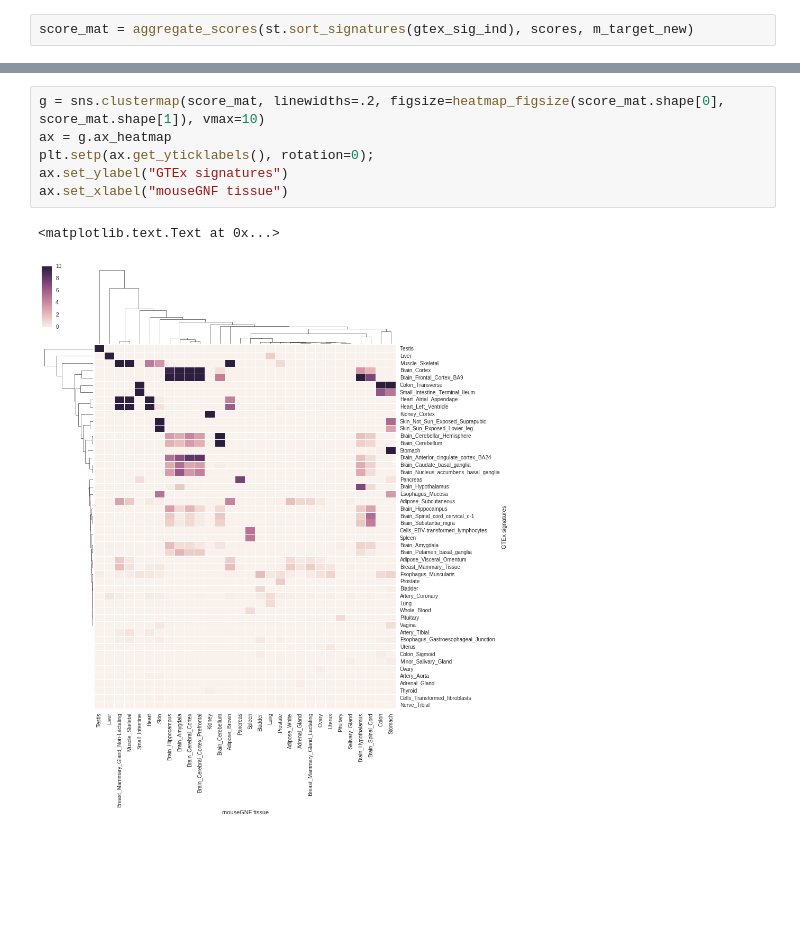
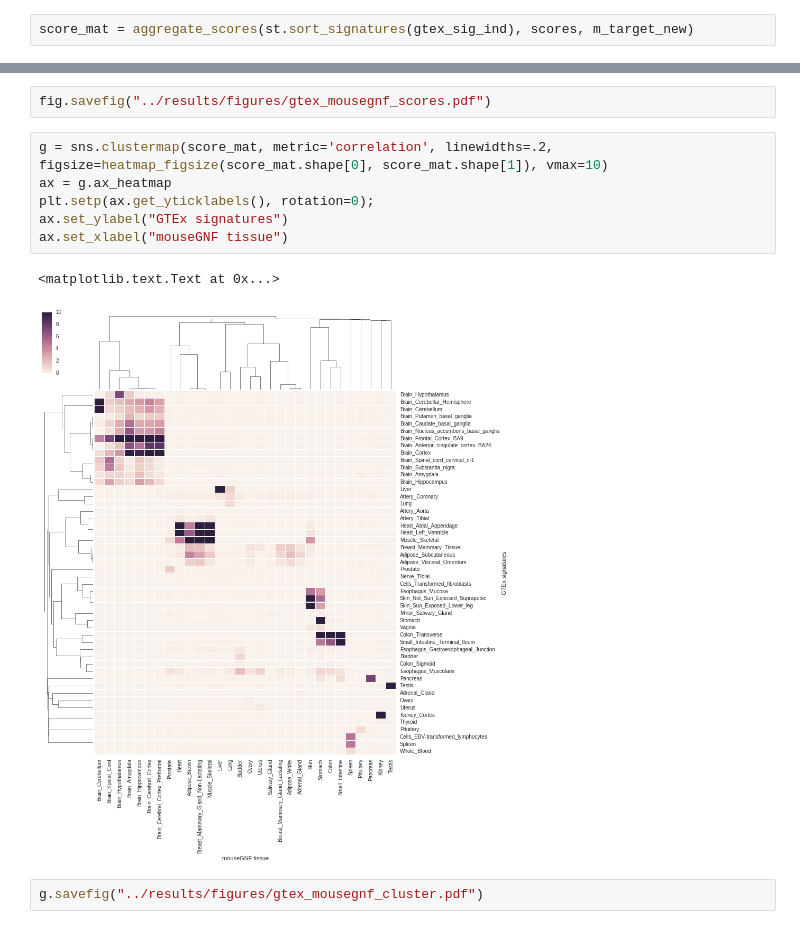
Before and after one commit to grst/gtex-signatures, a Jupyter notebook: notebooks/gtex_vs_mouse_gnf.ipynb, the cells around one changed output, grey strips where cells are left out. Saved outputs shown, nothing was run; the diff lists cells and outputs as text; blank space fills up the shorter version.

```diff
--- a/notebooks/gtex_vs_mouse_gnf.ipynb
+++ b/notebooks/gtex_vs_mouse_gnf.ipynb
@@ -67,9 +71,13 @@ score_mat = aggregate_scores(st.sort_signatures(gtex_sig_ind), scores, m_target_
+# %%
+fig.savefig("../results/figures/gtex_mousegnf_scores.pdf")
 # %%
-g = sns.clustermap(score_mat, linewidths=.2, figsize=heatmap_figsize(score_mat.shape[0], score_mat.shape[1]), vmax=10)
+g = sns.clustermap(score_mat, metric='correlation', linewidths=.2, figsize=heatmap_figsize(score_mat.shape[0], score_mat.shape[1]), vmax=10)
 ax = g.ax_heatmap
 plt.setp(ax.get_yticklabels(), rotation=0);
 ax.set_ylabel("GTEx signatures")
 ax.set_xlabel("mouseGNF tissue")
 # %% [output]
 <matplotlib.text.Text at 0x...>
-[figure, old version]
+[figure, new version]
+# %%
+g.savefig("../results/figures/gtex_mousegnf_cluster.pdf")
```
Also changed, not shown: parts of 1 cell of this notebook, 1 other file.
